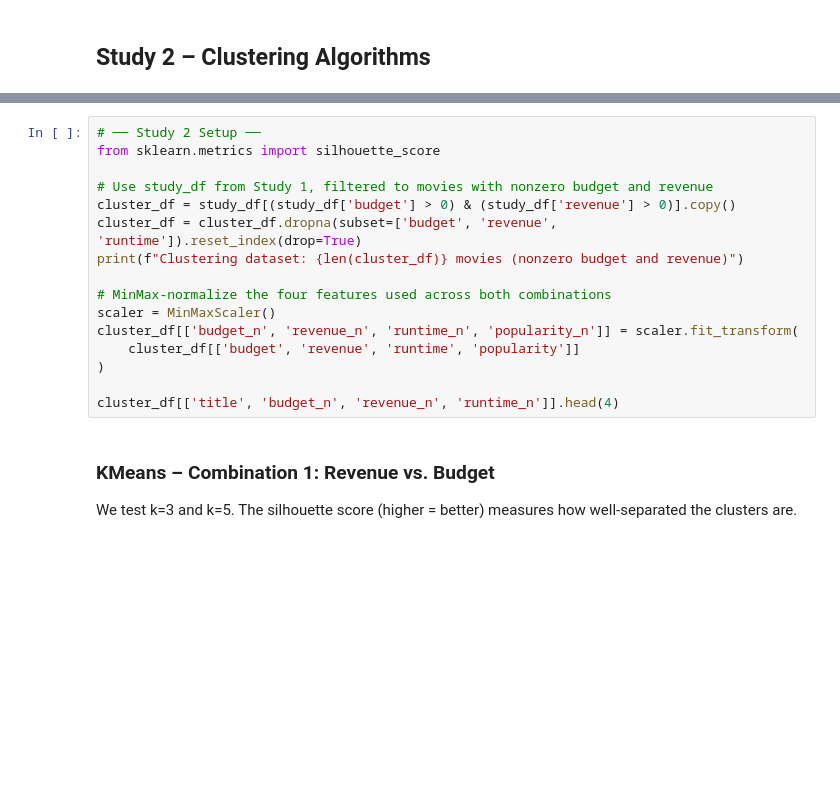
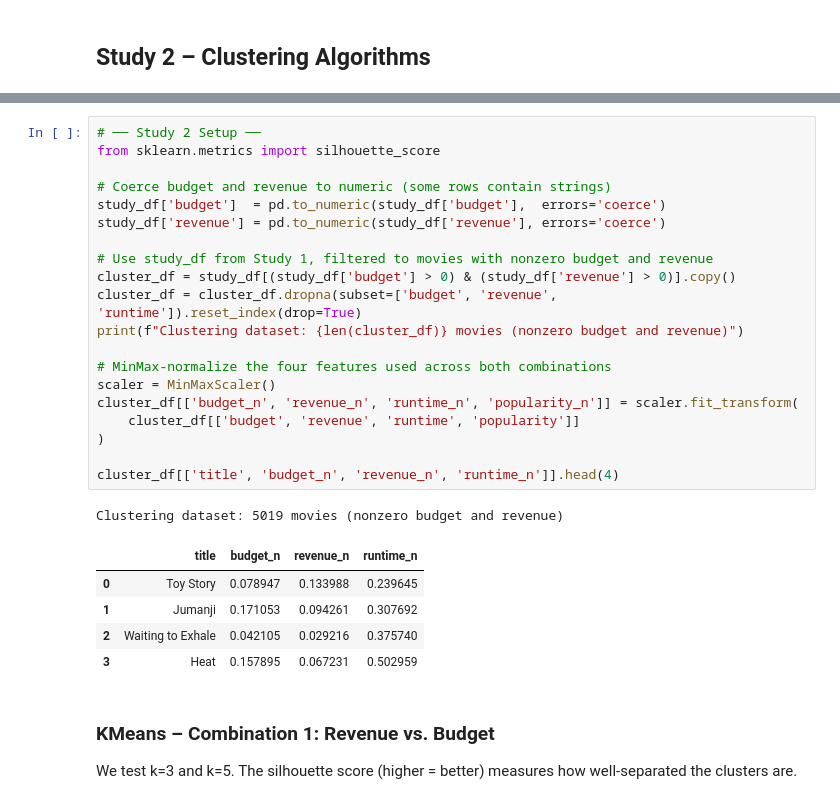
Before and after one commit to Sandotra/CSI4142-Assignment4-2026, a Jupyter notebook: CSI4142_Assignment4.ipynb, the cells around one changed output, grey strips where cells are left out. Drawn from its saved outputs; the diff is of its cells as text; blank space fills up the shorter version.

```diff
--- a/CSI4142_Assignment4.ipynb
+++ b/CSI4142_Assignment4.ipynb
@@ -792,19 +847,30 @@ For each algorithm we test at least two hyperparameter configurations and inspec
 # %%
 # ── Study 2 Setup ──
 from sklearn.metrics import silhouette_score
+
+# Coerce budget and revenue to numeric (some rows contain strings)
+study_df['budget']  = pd.to_numeric(study_df['budget'],  errors='coerce')
+study_df['revenue'] = pd.to_numeric(study_df['revenue'], errors='coerce')
 
 # Use study_df from Study 1, filtered to movies with nonzero budget and revenue
 cluster_df = study_df[(study_df['budget'] > 0) & (study_df['revenue'] > 0)].copy()
 cluster_df = cluster_df.dropna(subset=['budget', 'revenue', 'runtime']).reset_index(drop=True)
 print(f"Clustering dataset: {len(cluster_df)} movies (nonzero budget and revenue)")
 
 # MinMax-normalize the four features used across both combinations
 scaler = MinMaxScaler()
 cluster_df[['budget_n', 'revenue_n', 'runtime_n', 'popularity_n']] = scaler.fit_transform(
     cluster_df[['budget', 'revenue', 'runtime', 'popularity']]
 )
 
 cluster_df[['title', 'budget_n', 'revenue_n', 'runtime_n']].head(4)
+# %% [output]
+Clustering dataset: 5019 movies (nonzero budget and revenue)
+|  | title | budget_n | revenue_n | runtime_n |
+| 0 | Toy Story | 0.078947 | 0.133988 | 0.239645 |
+| 1 | Jumanji | 0.171053 | 0.094261 | 0.307692 |
+| 2 | Waiting to Exhale | 0.042105 | 0.029216 | 0.375740 |
+| 3 | Heat | 0.157895 | 0.067231 | 0.502959 |
 # %% [markdown]
 ### KMeans – Combination 1: Revenue vs. Budget
 
```
Also changed, not shown: parts of 26 cells of this notebook.
